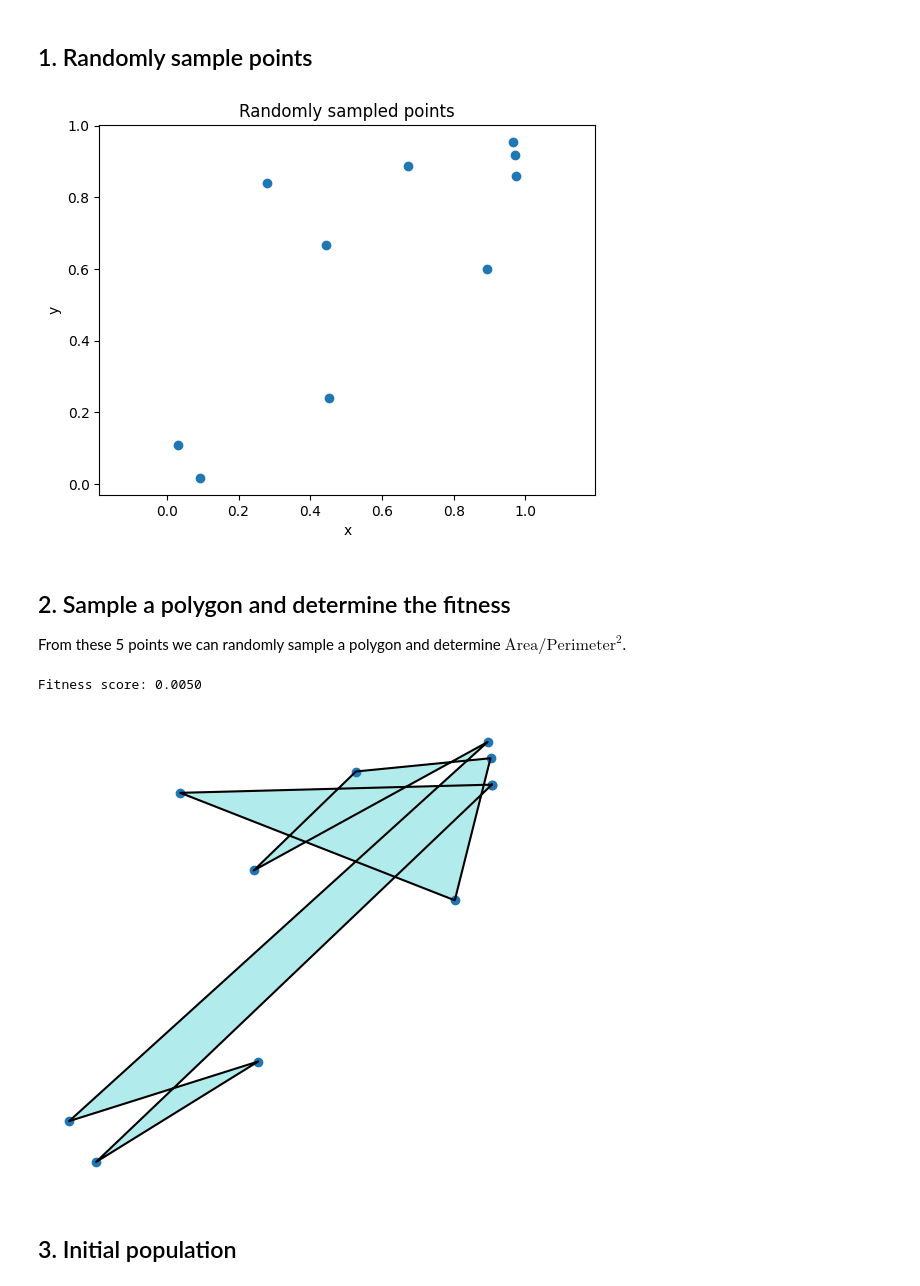
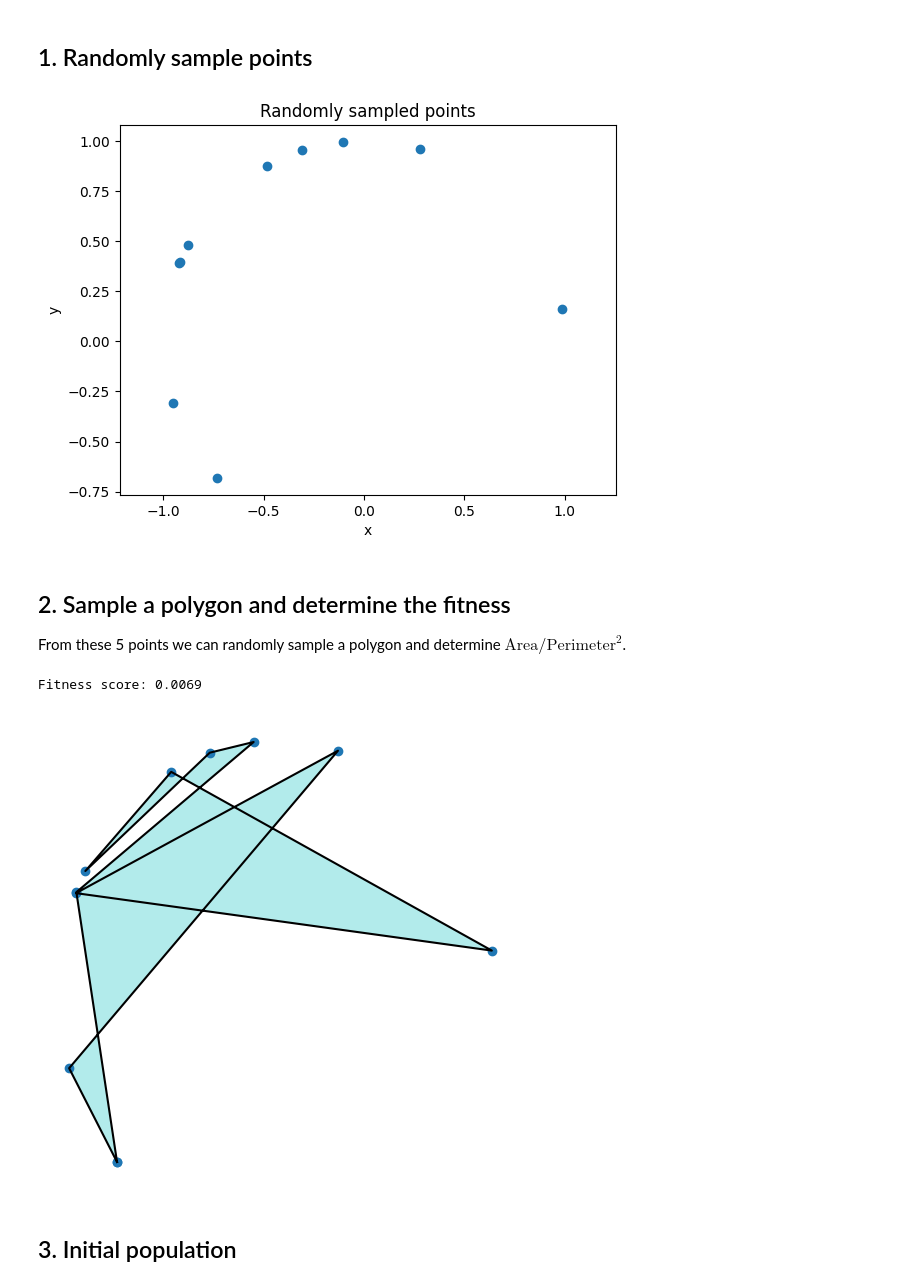
Before and after one commit to mark-hobbs/ga-demo, a Jupyter notebook: ga-demo.ipynb, the cells around one changed output. Cells and saved outputs as stored; diff of their text form; code cells hidden in the pictures.

```diff
--- a/ga-demo.ipynb
+++ b/ga-demo.ipynb
@@ -31,19 +31,28 @@ import matplotlib.pyplot as plt
 ## 1. Randomly sample points
 # %%
 from point import Point
+np.random.seed(2) # 3
 
 n_points = 10
-points = [Point(np.random.rand(), np.random.rand()) for _ in range(n_points)]
+# points = [Point(np.random.rand(), np.random.rand()) for _ in range(n_points)]
+
+# Generate n_points on the perimeter of a circle
+points = []
+for _ in range(n_points):
+    theta = np.random.rand() * 2 * np.pi
+    x = np.cos(theta)
+    y = np.sin(theta)
+    points.append(Point(x, y))
 
 x = [point.x for point in points]
 y = [point.y for point in points]
 plt.plot(x, y, 'o')
 plt.title('Randomly sampled points')
 plt.xlabel('x')
 plt.ylabel('y')
 plt.axis('equal');
 # %% [output]
-[figure, old version]
+[figure, new version]
 # %% [markdown]
 ## 2. Sample a polygon and determine the fitness
 
@@ -57,8 +66,8 @@ polygon = Polygon(points)
 polygon.plot()
 print(f"Fitness score: {polygon.fitness():.4f}")
 # %% [output]
-Fitness score: 0.0050
+Fitness score: 0.0069
-[figure, old version]
+[figure, new version]
 # %% [markdown]
 ## 3. Initial population
 # %%
```
Also changed, not shown: parts of 3 cells of this notebook, 5 other files.
